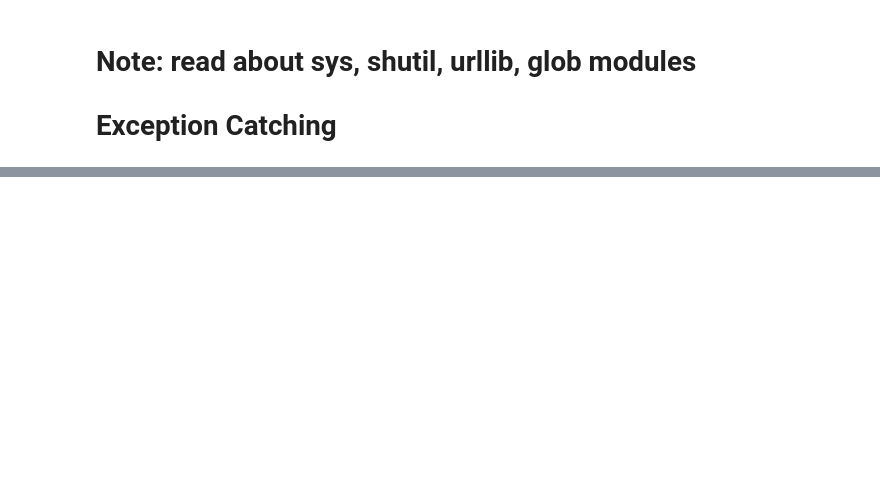
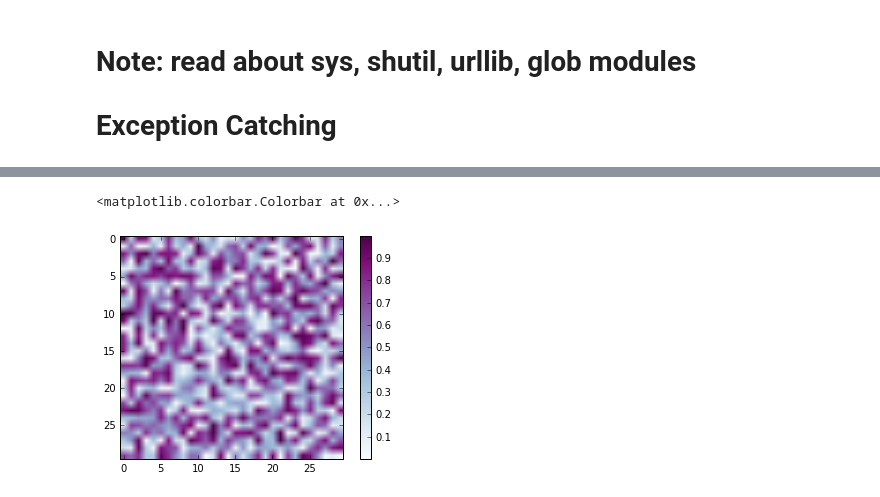
Before and after one commit to sagarkar10/scipy-notebook, a Jupyter notebook: SciPy-LecNotes.ipynb, the cells around one changed output, grey strips where cells are left out. Drawn from its saved outputs; the diff is of its cells as text; code cells hidden in the pictures; blank space fills up the shorter version.

```diff
--- a/SciPy-LecNotes.ipynb
+++ b/SciPy-LecNotes.ipynb
@@ -731,0 +760,7 @@ os.environ['USER']
+# %%
+img = np.random.rand(30,30) # random no betwn 0-1
+plt.imshow(img, cmap=plt.cm.BuPu)  # help(plt.cm) to find more options for plt.cm.?
+plt.colorbar()
+# %% [output]
+<matplotlib.colorbar.Colorbar at 0x...>
+[figure, added]
```
Also changed, not shown: parts of 81 cells of this notebook.
